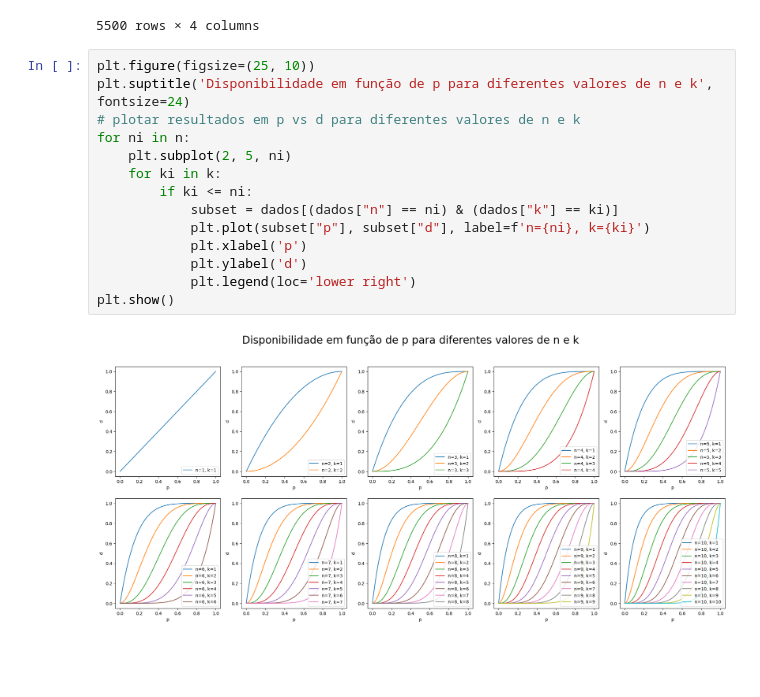
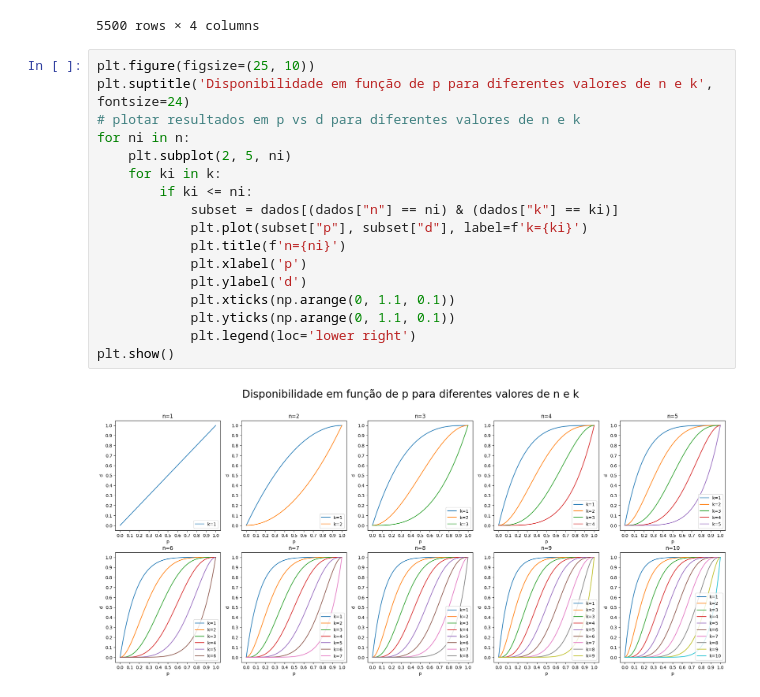
Before and after one commit to rafaelsalb/comp-dist-av1, a Jupyter notebook: analitico.ipynb, the cells around one changed output. Cells and saved outputs as stored; diff of their text form; blank space fills up the shorter version.

```diff
--- a/analitico.ipynb
+++ b/analitico.ipynb
@@ -32,16 +32,19 @@ dados
 # %%
 plt.figure(figsize=(25, 10))
 plt.suptitle('Disponibilidade em função de p para diferentes valores de n e k', fontsize=24)
 # plotar resultados em p vs d para diferentes valores de n e k
 for ni in n:
     plt.subplot(2, 5, ni)
     for ki in k:
         if ki <= ni:
             subset = dados[(dados["n"] == ni) & (dados["k"] == ki)]
-            plt.plot(subset["p"], subset["d"], label=f'n={ni}, k={ki}')
+            plt.plot(subset["p"], subset["d"], label=f'k={ki}')
+            plt.title(f'n={ni}')
             plt.xlabel('p')
             plt.ylabel('d')
+            plt.xticks(np.arange(0, 1.1, 0.1))
+            plt.yticks(np.arange(0, 1.1, 0.1))
             plt.legend(loc='lower right')
 plt.show()
 # %% [output]
-[figure, old version]
+[figure, new version]
```
